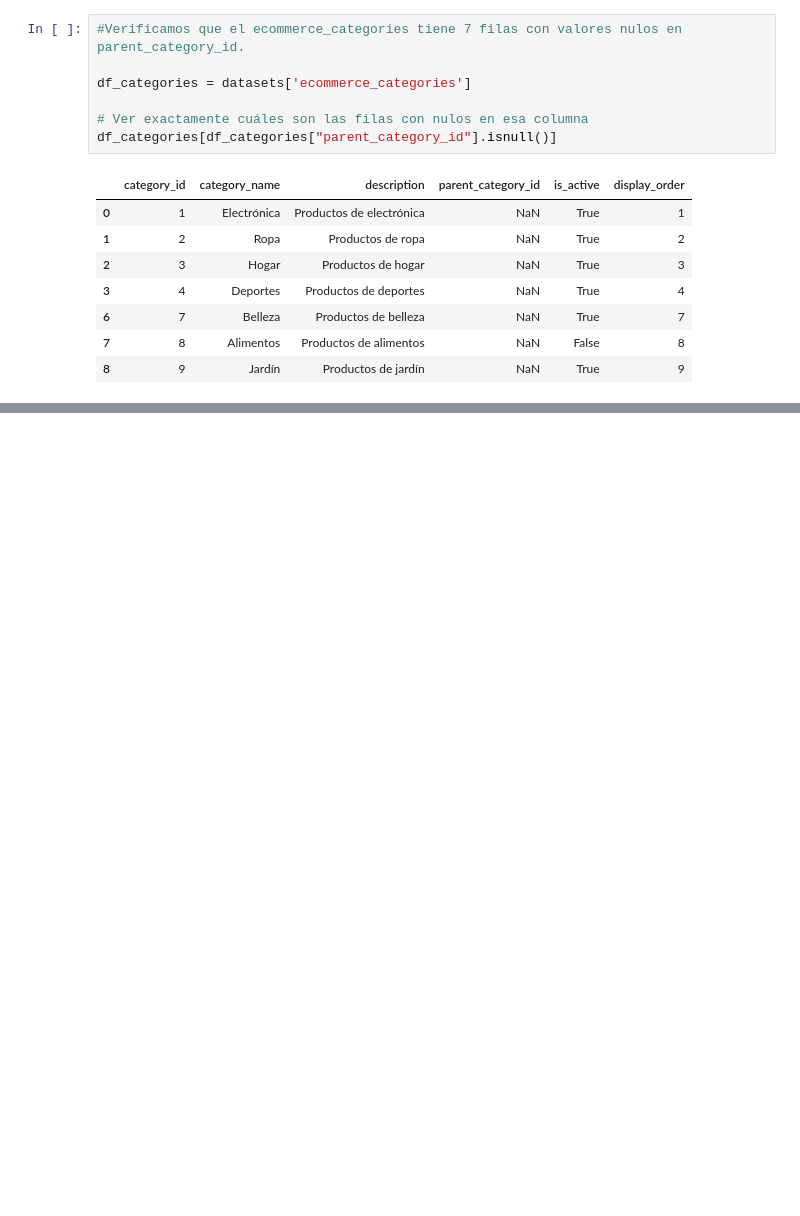
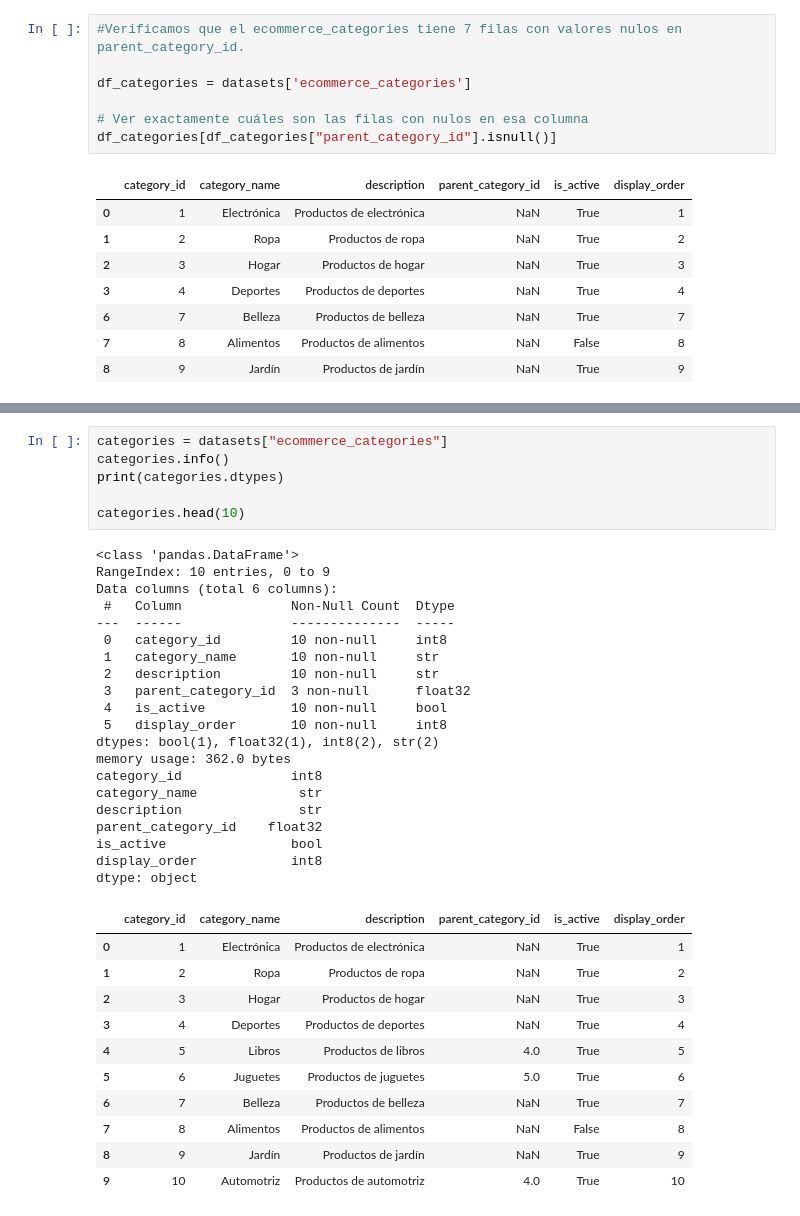
Before and after one commit to gonzaaliano/ecommerce-etl-pipeline, a Jupyter notebook: notebooks/01_verify_csvs_files.ipynb, the cells around one changed output, grey strips where cells are left out. Cells and saved outputs as stored; diff of their text form; blank space fills up the shorter version.

```diff
--- a/notebooks/01_verify_csvs_files.ipynb
+++ b/notebooks/01_verify_csvs_files.ipynb
@@ -94,0 +147,38 @@ AttributeError: 'DataFrame' object has no attribute 'isduplicated'
+# %%
+categories = datasets["ecommerce_categories"]
+categories.info()
+print(categories.dtypes)
+
+categories.head(10)
+# %% [output]
+<class 'pandas.DataFrame'>
+RangeIndex: 10 entries, 0 to 9
+Data columns (total 6 columns):
+ #   Column              Non-Null Count  Dtype
+---  ------              --------------  -----
+ 0   category_id         10 non-null     int8
+ 1   category_name       10 non-null     str
+ 2   description         10 non-null     str
+ 3   parent_category_id  3 non-null      float32
+ 4   is_active           10 non-null     bool
+ 5   display_order       10 non-null     int8
+dtypes: bool(1), float32(1), int8(2), str(2)
+memory usage: 362.0 bytes
+category_id              int8
+category_name             str
+description               str
+parent_category_id    float32
+is_active                bool
+display_order            int8
+dtype: object
+|  | category_id | category_name | description | parent_category_id | is_active | display_order |
+| 0 | 1 | Electrónica | Productos de electrónica | NaN | True | 1 |
+| 1 | 2 | Ropa | Productos de ropa | NaN | True | 2 |
+| 2 | 3 | Hogar | Productos de hogar | NaN | True | 3 |
+| 3 | 4 | Deportes | Productos de deportes | NaN | True | 4 |
+| 4 | 5 | Libros | Productos de libros | 4.0 | True | 5 |
+| 5 | 6 | Juguetes | Productos de juguetes | 5.0 | True | 6 |
+| 6 | 7 | Belleza | Productos de belleza | NaN | True | 7 |
+| 7 | 8 | Alimentos | Productos de alimentos | NaN | False | 8 |
+| 8 | 9 | Jardín | Productos de jardín | NaN | True | 9 |
+| 9 | 10 | Automotriz | Productos de automotriz | 4.0 | True | 10 |
```
Also changed, not shown: parts of 34 cells of this notebook, 2 other files.
